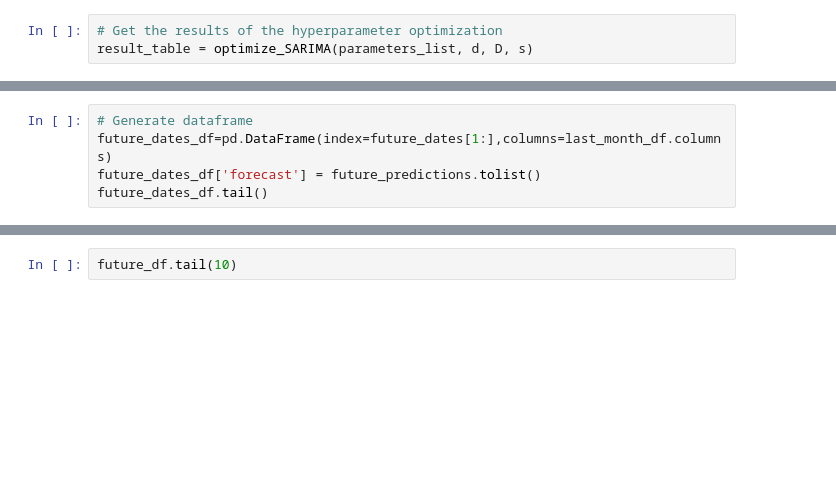
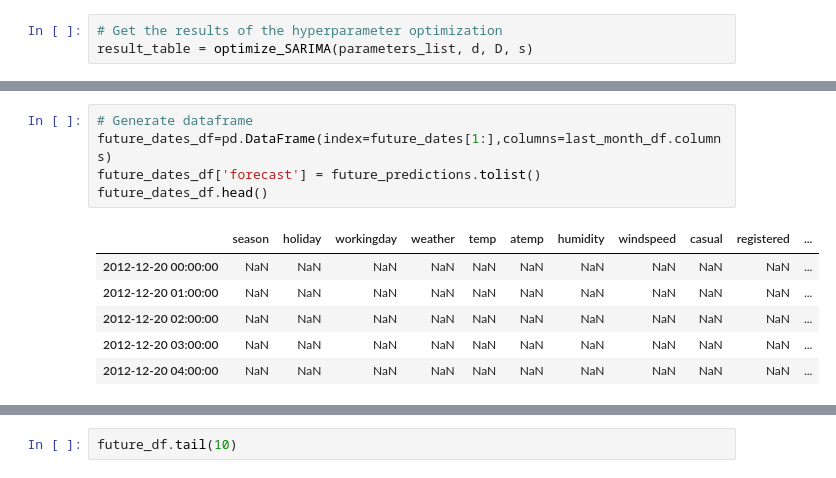
Before and after one commit to psotoarenas/iot-lab-session, a Jupyter notebook: time_series/time_series_SARIMA.ipynb, the cells around one changed output, grey strips where cells are left out. Saved outputs shown, nothing was run; the diff lists cells and outputs as text; blank space fills up the shorter version.

```diff
--- a/time_series/time_series_SARIMA.ipynb
+++ b/time_series/time_series_SARIMA.ipynb
@@ -301,8 +382,15 @@ last_month_df.head()
 # %%
 # Generate dataframe
 future_dates_df=pd.DataFrame(index=future_dates[1:],columns=last_month_df.columns)
 future_dates_df['forecast'] = future_predictions.tolist()
-future_dates_df.tail()
+future_dates_df.head()
+# %% [output]
+|  | season | holiday | workingday | weather | temp | atemp | humidity | windspeed | casual | registered | ... |
+| 2012-12-20 00:00:00 | NaN | NaN | NaN | NaN | NaN | NaN | NaN | NaN | NaN | NaN | ... |
+| 2012-12-20 01:00:00 | NaN | NaN | NaN | NaN | NaN | NaN | NaN | NaN | NaN | NaN | ... |
+| 2012-12-20 02:00:00 | NaN | NaN | NaN | NaN | NaN | NaN | NaN | NaN | NaN | NaN | ... |
+| 2012-12-20 03:00:00 | NaN | NaN | NaN | NaN | NaN | NaN | NaN | NaN | NaN | NaN | ... |
+| 2012-12-20 04:00:00 | NaN | NaN | NaN | NaN | NaN | NaN | NaN | NaN | NaN | NaN | ... |
 # %%
 # Concatenate the original and newly created dataset
 future_df=pd.concat([last_month_df,future_dates_df])
```
Also changed, not shown: parts of 14 cells of this notebook, 1 other file.
